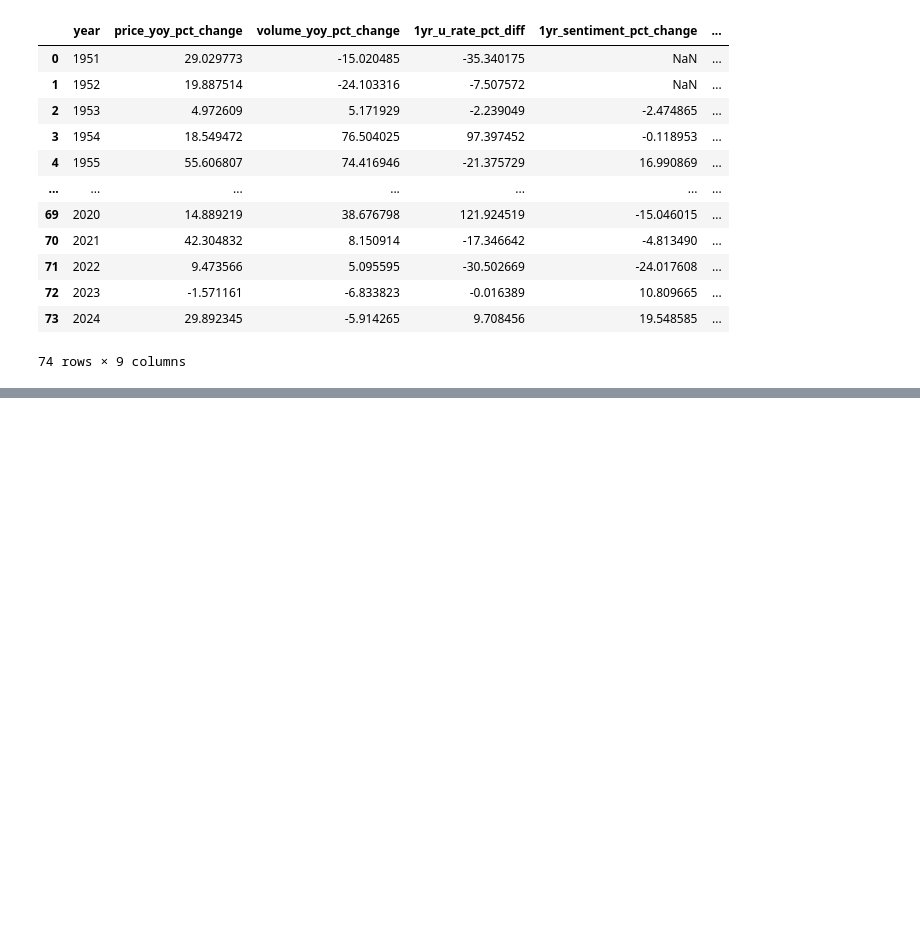
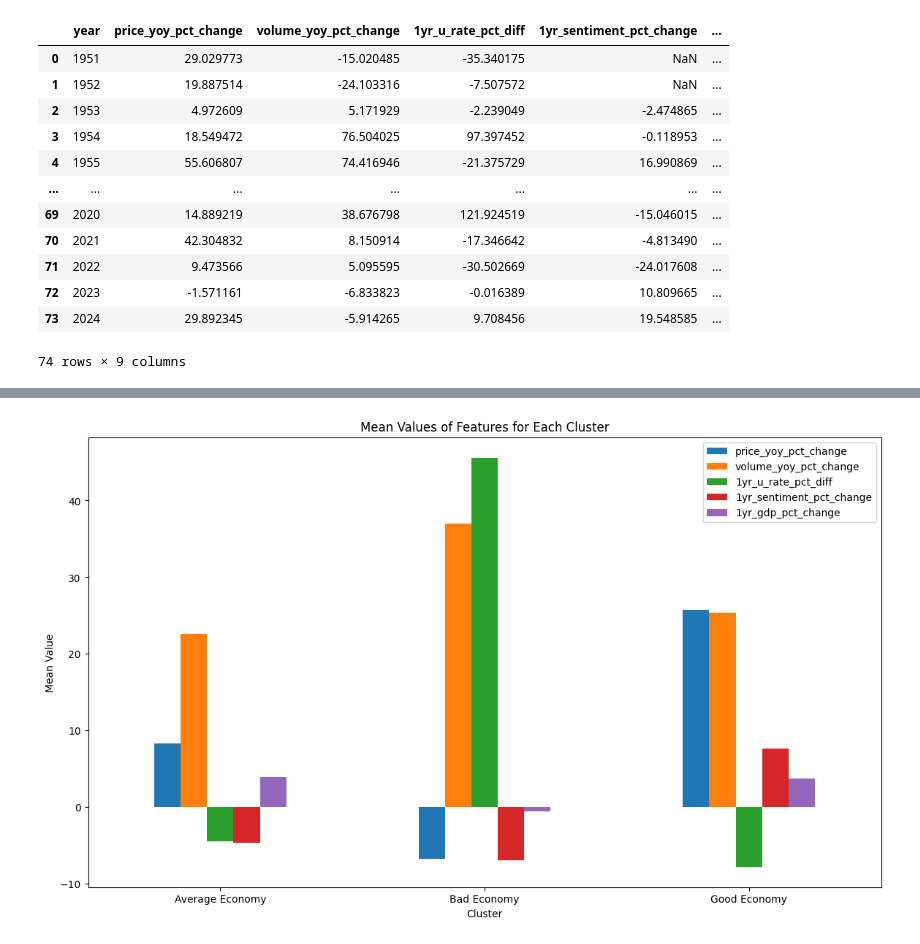
Before and after one commit to calvinraab/ML_Algorithmic_Trading, a Jupyter notebook: model_building.ipynb, the cells around one changed output, grey strips where cells are left out. Cells and saved outputs as stored; diff of their text form; code cells hidden in the pictures; blank space fills up the shorter version.

```diff
--- a/model_building.ipynb
+++ b/model_building.ipynb
@@ -311,0 +365,11 @@ final_year_modeling_data
+# %%
+# Define the new labels based on your observations
+cluster_labels = {
+    0: 'Bad Economy',
+    1: 'Average Economy',
+    2: 'Good Economy'
+}
+
+# Apply the new labels to the 'cluster' column
+unsupervised_economic_data_for_modeling['economy_label'] = unsupervised_economic_data_for_modeling['cluster'].map(cluster_labels)
+unsupervised_economic_data_for_modeling
@@ -311,0 +390,4 @@ final_year_modeling_data
+# %%
+labeled_means = unsupervised_economic_data_for_modeling[['price_yoy_pct_change', 'volume_yoy_pct_change',
+       '1yr_u_rate_pct_diff', '1yr_sentiment_pct_change', '1yr_gdp_pct_change','economy_label']].groupby('economy_label').mean()
+labeled_means
@@ -311,0 +400,11 @@ final_year_modeling_data
+# %%
+# Plotting
+labeled_means.plot(kind='bar', figsize=(14, 8))
+plt.title('Mean Values of Features for Each Cluster')
+plt.xlabel('Cluster')
+plt.ylabel('Mean Value')
+plt.legend(loc='upper right')
+plt.xticks(rotation=0)
+plt.show()
+# %% [output]
+[figure, added]
```
Also changed, not shown: parts of 14 cells of this notebook, 1 other file.
